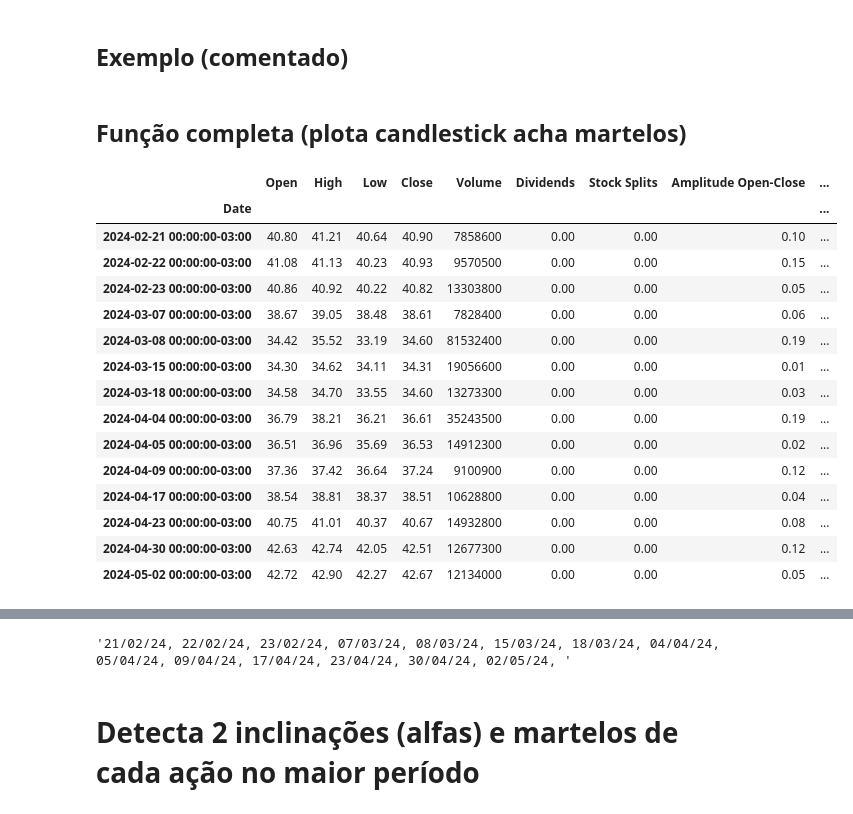
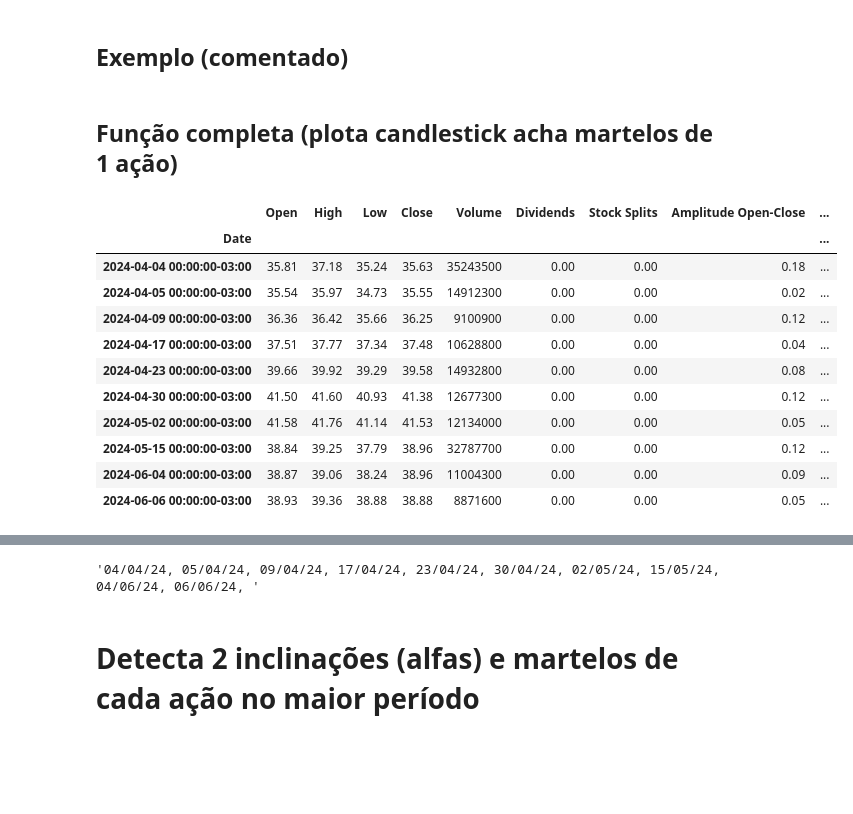
Before and after one commit to ricardopeloi/o_mais_novo_day_trader_do_brasil, a Jupyter notebook: O_mais_novo_Day_Trader_do_Brasil.ipynb, the cells around one changed output, grey strips where cells are left out. Cells and saved outputs as stored; diff of their text form; code cells hidden in the pictures; blank space fills up the shorter version.

```diff
--- a/O_mais_novo_Day_Trader_do_Brasil.ipynb
+++ b/O_mais_novo_Day_Trader_do_Brasil.ipynb
@@ -313,11 +325,11 @@ def candle_plot(
   if mav is not np.nan:
     for i in range(len(mav)):
       # print(i)
-      dados["Close "+ str(mav[i]) +" dias"] = dados["Close"].rolling(window=mav[i]).mean()
+      dados["Close "+ str(mav[i]) +" períodos"] = dados["Close"].rolling(window=mav[i]).mean()
       fig.add_trace(go.Scatter(x=dados.index,
-                          y = dados["Close "+ str(mav[i]) +" dias"],
+                          y = dados["Close "+ str(mav[i]) +" períodos"],
                           mode = "lines",
-                          name = "Média móvel fechamento " + str(mav[i]) + " dias",
+                          name = "Média móvel fechamento " + str(mav[i]) + " períodos",
                           marker=dict(color=colors[i])),
                     row = 1, col = 1)
 
@@ -371,6 +435,8 @@ if ler_dados_da_pasta == True:
 # Leitura
 # %% [markdown]
 ## Lista completa de ações da B3
+# %%
+data_hoje = datetime.now().strftime("%d/%m/%Y")
 # %%
 if ler_dados_da_pasta == False:
   url = "https://www.dadosdemercado.com.br/bolsa/acoes"
@@ -427,9 +506,0 @@ bd_lista_acoes#.info()
-# %%
-# len(bd_lista_acoes["Ticker"].unique())
-# bd_lista_acoes.groupby(["Ticker"]).count().sort_values("Nome da Empresa", ascending = False)
-# bd_lista_acoes[(bd_lista_acoes["Ticker"] == "IGTI4") + (bd_lista_acoes["Ticker"] == "IGTI3")]
-
-# bd_lista_acoes = bd_lista_acoes[bd_lista_acoes["Nome da Empresa"] != "Jereissati Participações"]
-bd_lista_acoes = bd_lista_acoes.set_index("Ticker")
-
-bd_lista_acoes
@@ -456,6 +512,8 @@ var_corte_volume = 20000
 var_coluna_volume = [col for col in bd_lista_acoes.columns if "Volume" in col]
 
 if ler_dados_da_pasta == False:
+  bd_lista_acoes = bd_lista_acoes.reset_index().set_index("Ticker")
+
   for ticker_acao in bd_lista_acoes.index:
     acao = yf.Ticker(ticker_acao + ".SA")
     try:
@@ -468,7 +526,7 @@ if ler_dados_da_pasta == False:
     # except:
     #   pass
 
-    display(acao)
+    # display(acao)
 
   # display(bd_lista_acoes)
 
@@ -494,9 +552,9 @@ elif ler_dados_da_pasta == True:
     index_col = 0
   )
 
+bd_lista_acoes_tratada = bd_lista_acoes_tratada.reset_index().set_index(["Data da leitura", "Ticker"])
 
 bd_lista_acoes_tratada.sort_values([col for col in bd_lista_acoes_tratada.columns if "Volume" in col], ascending = False)
 display(bd_lista_acoes_tratada)
-# bd_lista_acoes_tratada.groupby("Quote Type").count()
 bd_lista_acoes_tratada["Market Cap"].hist(bins = 100)
 # %% [output]
@@ -701,11 +760,11 @@ bd_lista_acoes_tratada["Market Cap"].hist(bins = 100)
 
 # string_datas_martelo[:-2]
 # %% [markdown]
-## Função completa (plota candlestick acha martelos)
+## Função completa (plota candlestick acha martelos de 1 ação)
 # %%
 def plota_candlestick_acha_martelos(
     acao,
-    periodo = "21d",
+    periodo = 55,
     intervalo = "1d",
     taxa_máxima_para_ser_martelo = 0.2,
     display_tabela_martelo = True,
@@ -714,61 +773,64 @@ def plota_candlestick_acha_martelos(
   ):
 
   bd_acao = yf.Ticker(acao).history(
-      period = periodo,
+      start = datetime.today() - BDay(periodo),
+      end = datetime.today(),
       interval = intervalo
   )
+  # bd_acao = yf.Ticker(acao).history(
+      # period = periodo,
+      # interval = intervalo
+  # )
   bd_acao["Amplitude Open-Close"] = abs(bd_acao["Open"] - bd_acao["Close"])
   bd_acao["Amplitude High-Low"] = abs(bd_acao["High"] - bd_acao["Low"])
 
   # taxa_máxima_para_ser_martelo = 0.2
   bd_acao["Martelo?"] = (bd_acao["Amplitude Open-Close"] < taxa_máxima_para_ser_martelo * bd_acao["Amplitude High-Low"])
 
-  lista_datas_martelo = bd_acao[bd_acao["Martelo?"] == True].sort_index(ascending = False).index.to_pydatetime()
+  # lista_datas_martelo = bd_acao[bd_acao["Martelo?"] == True].sort_index(ascending = False).index.to_pydatetime()
+  lista_datas_martelo = pd.to_datetime(bd_acao[bd_acao["Martelo?"] == True].sort_index(ascending = False).index)
   string_datas_martelo = ""
   for data in lista_datas_martelo:
     string_datas_martelo = data.strftime("%d/%m/%y") + ", " + string_datas_martelo
 
   # string_datas_martelo[:-2]
 
 
   if display_tabela_martelo == True:
     display(bd_acao[bd_acao["Martelo?"] == True])
 
   if display_candlestick == True:
     candle_plot(
     bd_acao,
     volume = True,
     # mav = np.nan,
     # colors = ["orange", "yellow", "blue"],
     titulo = acao,
     )
 
   return [bd_acao, string_datas_martelo]
 
 [_, string_datas_martelo] = plota_candlestick_acha_martelos(
     acao =  "PETR3" + ".SA",
-    periodo = "60d",
+    # periodo = "3mo", #['1d', '5d', '1mo', '3mo', '6mo', '1y', '2y', '5y', '10y', 'ytd', 'max']
+    periodo = 55,
     intervalo = "1d",
     taxa_máxima_para_ser_martelo = 0.2,
     display_tabela_martelo = True,
     display_candlestick = True,
   );
 
 display(string_datas_martelo)
 # %% [output]
 |  | Open | High | Low | Close | Volume | Dividends | Stock Splits | Amplitude Open-Close | ... |
 | Date |  |  |  |  |  |  |  |  | ... |
-| 2024-02-21 00:00:00-03:00 | 40.80 | 41.21 | 40.64 | 40.90 | 7858600 | 0.00 | 0.00 | 0.10 | ... |
-| 2024-02-22 00:00:00-03:00 | 41.08 | 41.13 | 40.23 | 40.93 | 9570500 | 0.00 | 0.00 | 0.15 | ... |
-| 2024-02-23 00:00:00-03:00 | 40.86 | 40.92 | 40.22 | 40.82 | 13303800 | 0.00 | 0.00 | 0.05 | ... |
-| 2024-03-07 00:00:00-03:00 | 38.67 | 39.05 | 38.48 | 38.61 | 7828400 | 0.00 | 0.00 | 0.06 | ... |
-| 2024-03-08 00:00:00-03:00 | 34.42 | 35.52 | 33.19 | 34.60 | 81532400 | 0.00 | 0.00 | 0.19 | ... |
-| 2024-03-15 00:00:00-03:00 | 34.30 | 34.62 | 34.11 | 34.31 | 19056600 | 0.00 | 0.00 | 0.01 | ... |
-| 2024-03-18 00:00:00-03:00 | 34.58 | 34.70 | 33.55 | 34.60 | 13273300 | 0.00 | 0.00 | 0.03 | ... |
-| 2024-04-04 00:00:00-03:00 | 36.79 | 38.21 | 36.21 | 36.61 | 35243500 | 0.00 | 0.00 | 0.19 | ... |
-| 2024-04-05 00:00:00-03:00 | 36.51 | 36.96 | 35.69 | 36.53 | 14912300 | 0.00 | 0.00 | 0.02 | ... |
-| 2024-04-09 00:00:00-03:00 | 37.36 | 37.42 | 36.64 | 37.24 | 9100900 | 0.00 | 0.00 | 0.12 | ... |
-| 2024-04-17 00:00:00-03:00 | 38.54 | 38.81 | 38.37 | 38.51 | 10628800 | 0.00 | 0.00 | 0.04 | ... |
-| 2024-04-23 00:00:00-03:00 | 40.75 | 41.01 | 40.37 | 40.67 | 14932800 | 0.00 | 0.00 | 0.08 | ... |
-| 2024-04-30 00:00:00-03:00 | 42.63 | 42.74 | 42.05 | 42.51 | 12677300 | 0.00 | 0.00 | 0.12 | ... |
-| 2024-05-02 00:00:00-03:00 | 42.72 | 42.90 | 42.27 | 42.67 | 12134000 | 0.00 | 0.00 | 0.05 | ... |
+| 2024-04-04 00:00:00-03:00 | 35.81 | 37.18 | 35.24 | 35.63 | 35243500 | 0.00 | 0.00 | 0.18 | ... |
+| 2024-04-05 00:00:00-03:00 | 35.54 | 35.97 | 34.73 | 35.55 | 14912300 | 0.00 | 0.00 | 0.02 | ... |
+| 2024-04-09 00:00:00-03:00 | 36.36 | 36.42 | 35.66 | 36.25 | 9100900 | 0.00 | 0.00 | 0.12 | ... |
+| 2024-04-17 00:00:00-03:00 | 37.51 | 37.77 | 37.34 | 37.48 | 10628800 | 0.00 | 0.00 | 0.04 | ... |
+| 2024-04-23 00:00:00-03:00 | 39.66 | 39.92 | 39.29 | 39.58 | 14932800 | 0.00 | 0.00 | 0.08 | ... |
+| 2024-04-30 00:00:00-03:00 | 41.50 | 41.60 | 40.93 | 41.38 | 12677300 | 0.00 | 0.00 | 0.12 | ... |
+| 2024-05-02 00:00:00-03:00 | 41.58 | 41.76 | 41.14 | 41.53 | 12134000 | 0.00 | 0.00 | 0.05 | ... |
+| 2024-05-15 00:00:00-03:00 | 38.84 | 39.25 | 37.79 | 38.96 | 32787700 | 0.00 | 0.00 | 0.12 | ... |
+| 2024-06-04 00:00:00-03:00 | 38.87 | 39.06 | 38.24 | 38.96 | 11004300 | 0.00 | 0.00 | 0.09 | ... |
+| 2024-06-06 00:00:00-03:00 | 38.93 | 39.36 | 38.88 | 38.88 | 8871600 | 0.00 | 0.00 | 0.05 | ... |
@@ -775,4 +838,4 @@ display(string_datas_martelo)
-'21/02/24, 22/02/24, 23/02/24, 07/03/24, 08/03/24, 15/03/24, 18/03/24, 04/04/24, 05/04/24, 09/04/24, 17/04/24, 23/04/24, 30/04/24, 02/05/24, '
+'04/04/24, 05/04/24, 09/04/24, 17/04/24, 23/04/24, 30/04/24, 02/05/24, 15/05/24, 04/06/24, 06/06/24, '
 # %% [markdown]
 # Detecta 2 inclinações (alfas) e martelos de cada ação no maior período
 # %%
```
Also changed, not shown: parts of 22 cells of this notebook.
